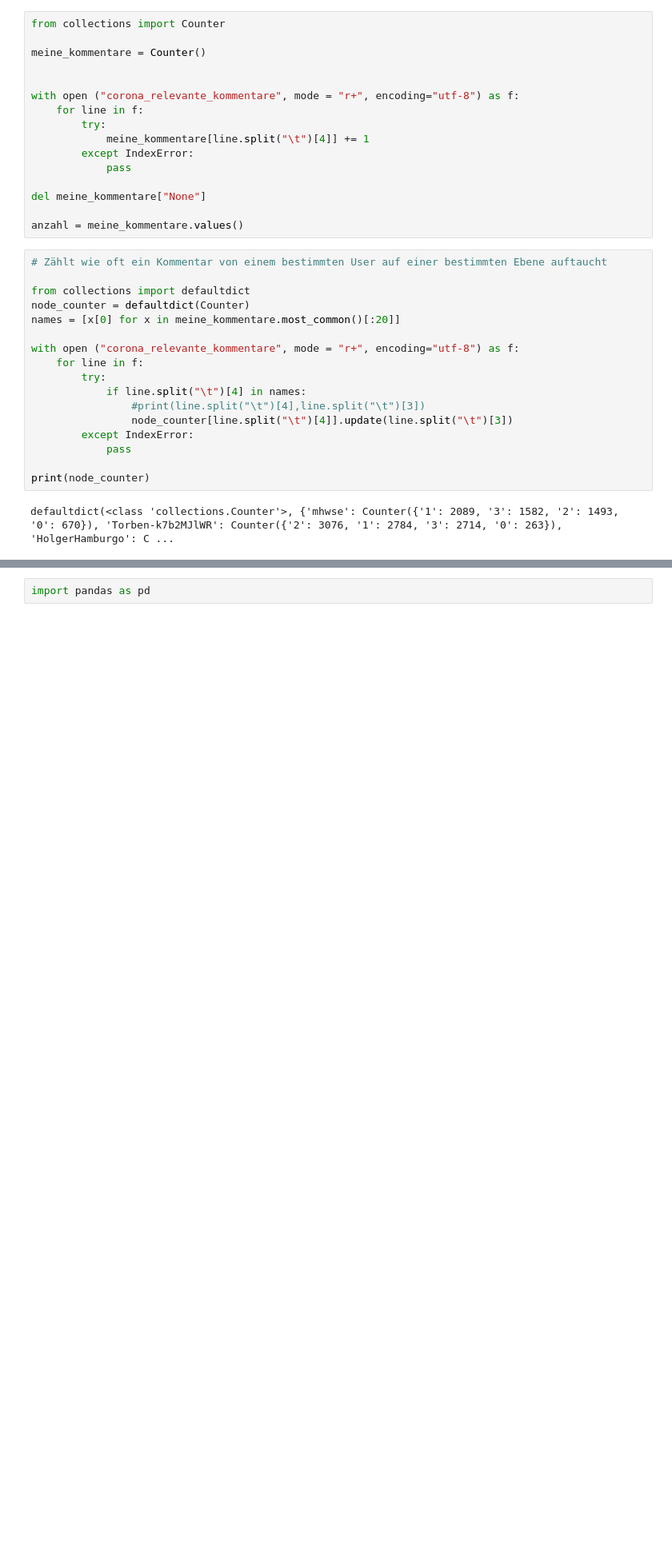
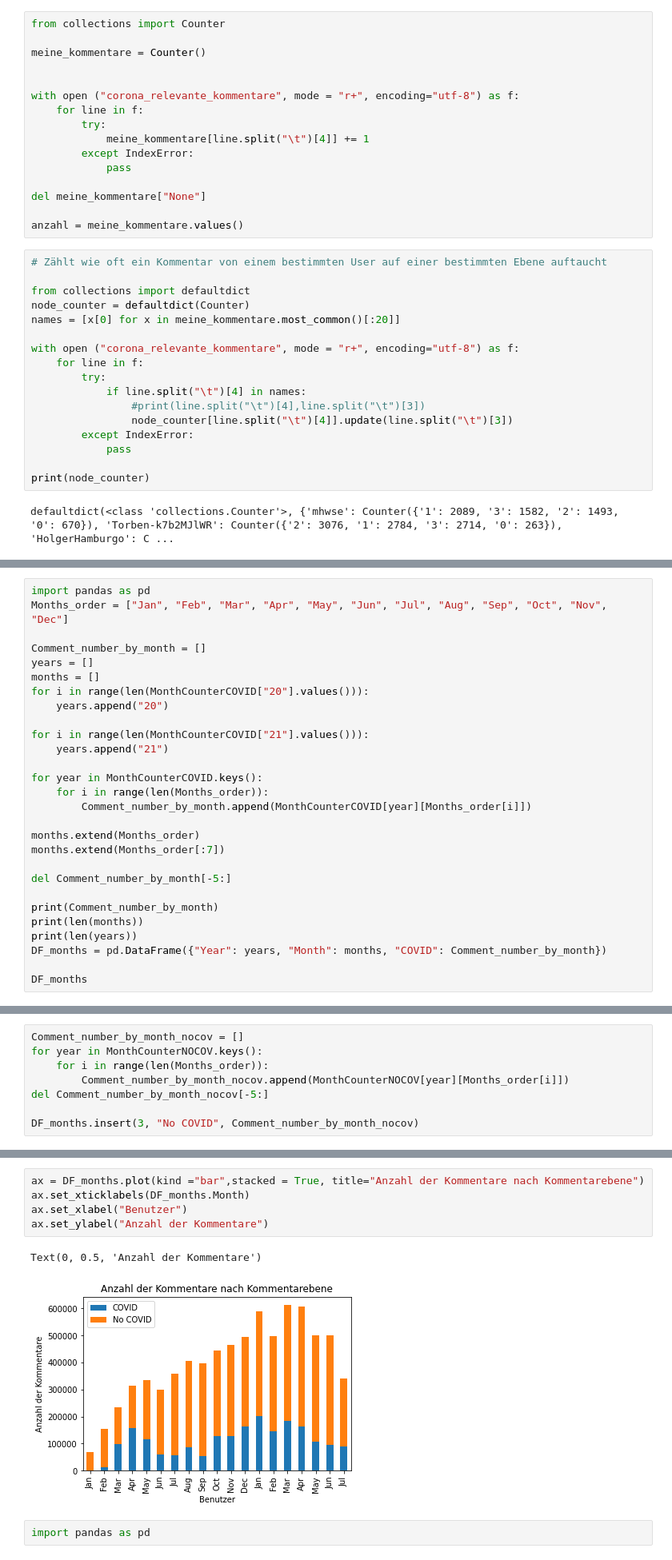
Before and after one commit to KirchnerS/Masterarbeit, a Jupyter notebook: graphs.ipynb, the cells around one changed output, grey strips where cells are left out. Shown: that part at 80% size. Cells and saved outputs as stored; diff of their text form; blank space fills up the shorter version.

```diff
--- a/graphs.ipynb
+++ b/graphs.ipynb
@@ -123,3 +125,31 @@ defaultdict(collections.Counter,
                       'Mar': 183305,
                       'Apr': 163084,
                       'May': 106470})})
+# %%
+import pandas as pd
+Months_order = ["Jan", "Feb", "Mar", "Apr", "May", "Jun", "Jul", "Aug", "Sep", "Oct", "Nov", "Dec"]
+
+Comment_number_by_month = []
+years = []
+months = []
+for i in range(len(MonthCounterCOVID["20"].values())):
+    years.append("20")
+
+for i in range(len(MonthCounterCOVID["21"].values())):
+    years.append("21")
+
+for year in MonthCounterCOVID.keys():
+    for i in range(len(Months_order)):
+        Comment_number_by_month.append(MonthCounterCOVID[year][Months_order[i]])
+
+months.extend(Months_order)
+months.extend(Months_order[:7])
+
+del Comment_number_by_month[-5:]
+
+print(Comment_number_by_month)
+print(len(months))
+print(len(years))
+DF_months = pd.DataFrame({"Year": years, "Month": months, "COVID": Comment_number_by_month})
+
+DF_months
@@ -154,0 +190,8 @@ defaultdict(collections.Counter,
+# %%
+Comment_number_by_month_nocov = []
+for year in MonthCounterNOCOV.keys():
+    for i in range(len(Months_order)):
+        Comment_number_by_month_nocov.append(MonthCounterNOCOV[year][Months_order[i]])
+del Comment_number_by_month_nocov[-5:]
+
+DF_months.insert(3, "No COVID", Comment_number_by_month_nocov)
@@ -155,3 +218,11 @@ defaultdict(collections.Counter,
+# %%
+ax = DF_months.plot(kind ="bar",stacked = True, title="Anzahl der Kommentare nach Kommentarebene")
+ax.set_xticklabels(DF_months.Month)
+ax.set_xlabel("Benutzer")
+ax.set_ylabel("Anzahl der Kommentare")
+# %% [output]
+Text(0, 0.5, 'Anzahl der Kommentare')
+[figure, added]
 # %%
 import pandas as pd
 # %%
```
Also changed, not shown: parts of 16 cells of this notebook.
